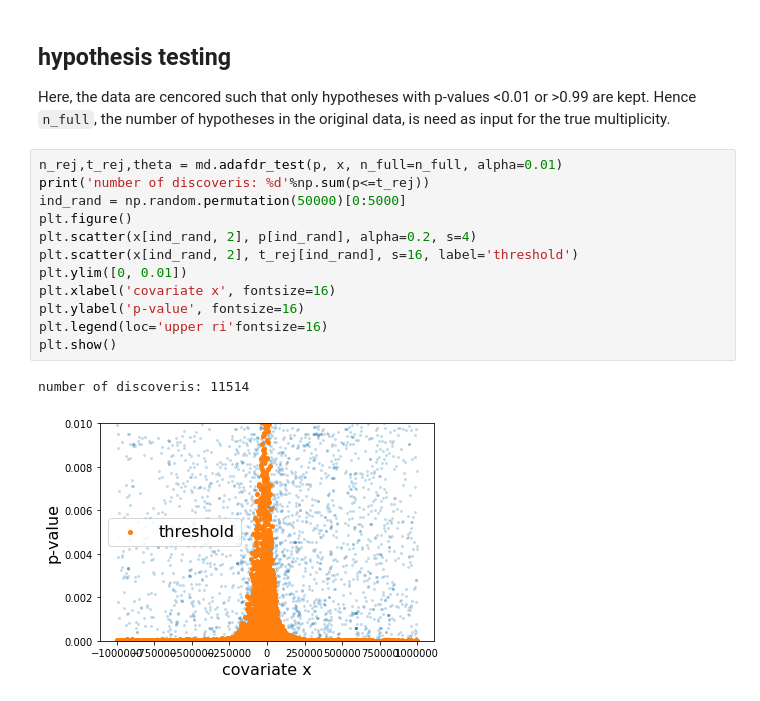
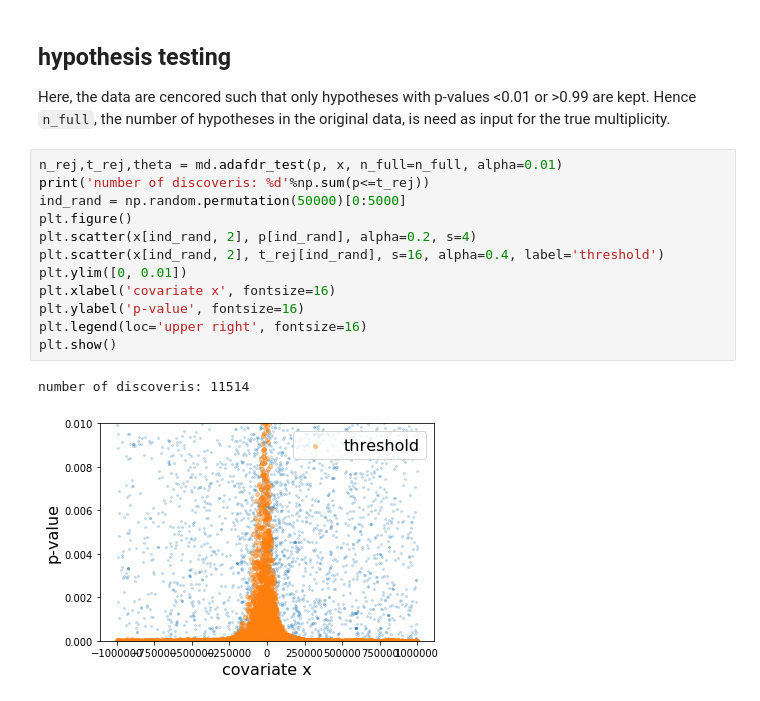
Before and after one commit to martinjzhang/adafdr, a Jupyter notebook: vignette/small_gtex.ipynb, the cells around one changed output. Cells and saved outputs as stored; diff of their text form.

```diff
--- a/vignette/small_gtex.ipynb
+++ b/vignette/small_gtex.ipynb
@@ -50,15 +50,15 @@ multiplicity.
 # %%
 n_rej,t_rej,theta = md.adafdr_test(p, x, n_full=n_full, alpha=0.01)
 print('number of discoveris: %d'%np.sum(p<=t_rej))
 ind_rand = np.random.permutation(50000)[0:5000]
 plt.figure()
 plt.scatter(x[ind_rand, 2], p[ind_rand], alpha=0.2, s=4)
-plt.scatter(x[ind_rand, 2], t_rej[ind_rand], s=16, label='threshold')
+plt.scatter(x[ind_rand, 2], t_rej[ind_rand], s=16, alpha=0.4, label='threshold')
 plt.ylim([0, 0.01])
 plt.xlabel('covariate x', fontsize=16)
 plt.ylabel('p-value', fontsize=16)
-plt.legend(loc='upper ri'fontsize=16)
+plt.legend(loc='upper right', fontsize=16)
 plt.show()
 # %% [output]
 number of discoveris: 11514
-[figure, old version]
+[figure, new version]
```
Also changed, not shown: 11 other files.
